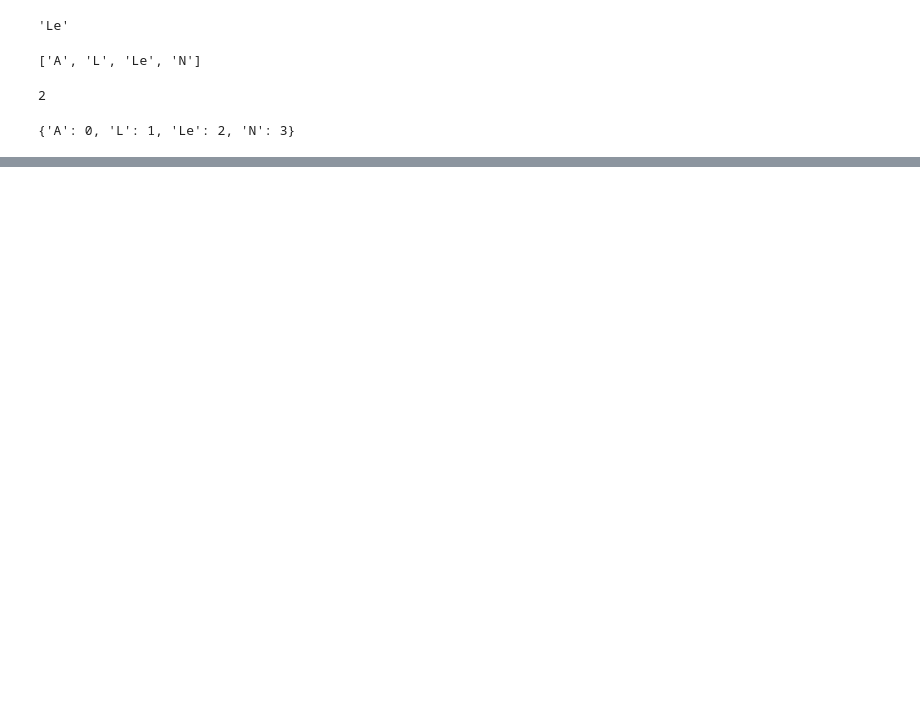
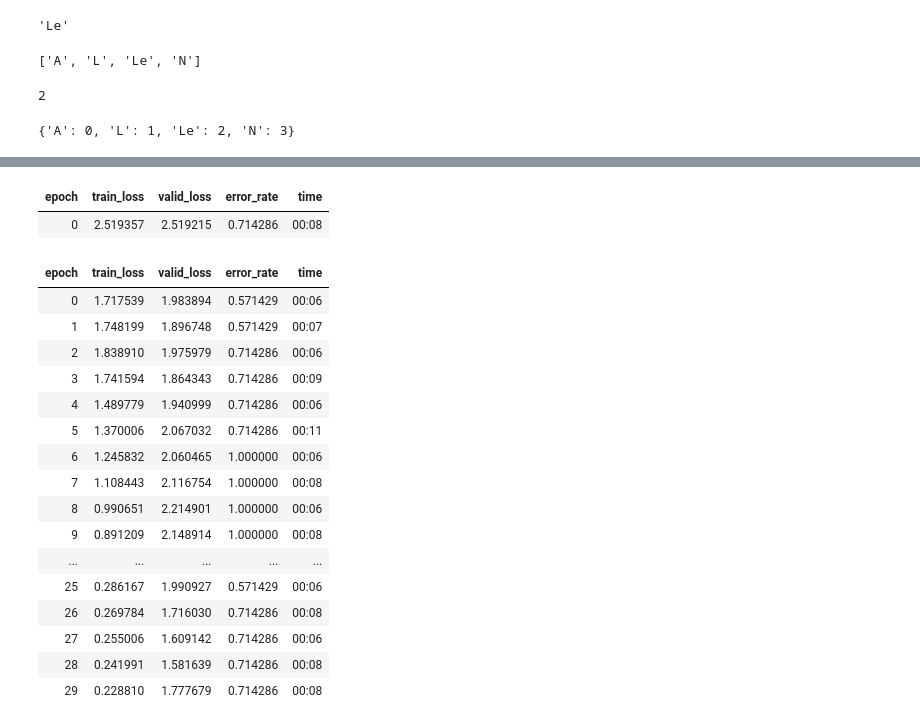
Before and after one commit to Ketsungnoen/Image-Shoe, a Jupyter notebook: Test_13March.ipynb, the cells around one changed output, grey strips where cells are left out. Saved outputs shown, nothing was run; the diff lists cells and outputs as text; code cells hidden in the pictures; blank space fills up the shorter version.

```diff
--- a/Test_13March.ipynb
+++ b/Test_13March.ipynb
@@ -190,2 +213,22 @@ learn = cnn_learner(dls, resnet50, pretrained=True, metrics=error_rate).to_fp16(
 # %%
-learn.fine_tune(6)
+learn.fine_tune(30)
+# %% [output]
+| epoch | train_loss | valid_loss | error_rate | time |
+| 0 | 2.519357 | 2.519215 | 0.714286 | 00:08 |
+| epoch | train_loss | valid_loss | error_rate | time |
+| 0 | 1.717539 | 1.983894 | 0.571429 | 00:06 |
+| 1 | 1.748199 | 1.896748 | 0.571429 | 00:07 |
+| 2 | 1.838910 | 1.975979 | 0.714286 | 00:06 |
+| 3 | 1.741594 | 1.864343 | 0.714286 | 00:09 |
+| 4 | 1.489779 | 1.940999 | 0.714286 | 00:06 |
+| 5 | 1.370006 | 2.067032 | 0.714286 | 00:11 |
+| 6 | 1.245832 | 2.060465 | 1.000000 | 00:06 |
+| 7 | 1.108443 | 2.116754 | 1.000000 | 00:08 |
+| 8 | 0.990651 | 2.214901 | 1.000000 | 00:06 |
+| 9 | 0.891209 | 2.148914 | 1.000000 | 00:08 |
+| ... | ... | ... | ... | ... |
+| 25 | 0.286167 | 1.990927 | 0.571429 | 00:06 |
+| 26 | 0.269784 | 1.716030 | 0.714286 | 00:08 |
+| 27 | 0.255006 | 1.609142 | 0.714286 | 00:06 |
+| 28 | 0.241991 | 1.581639 | 0.714286 | 00:08 |
+| 29 | 0.228810 | 1.777679 | 0.714286 | 00:08 |
```
Also changed, not shown: parts of 27 cells of this notebook.
